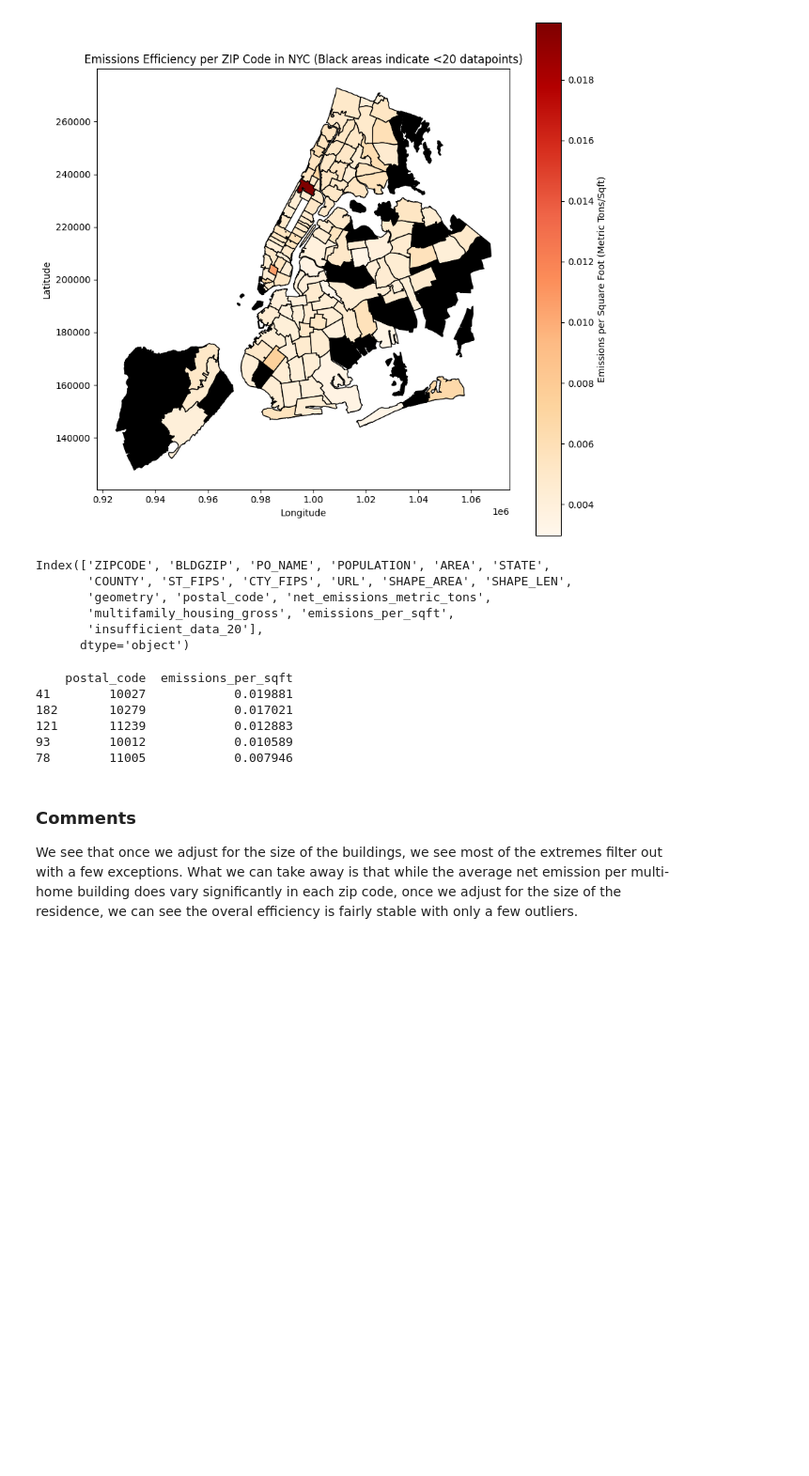
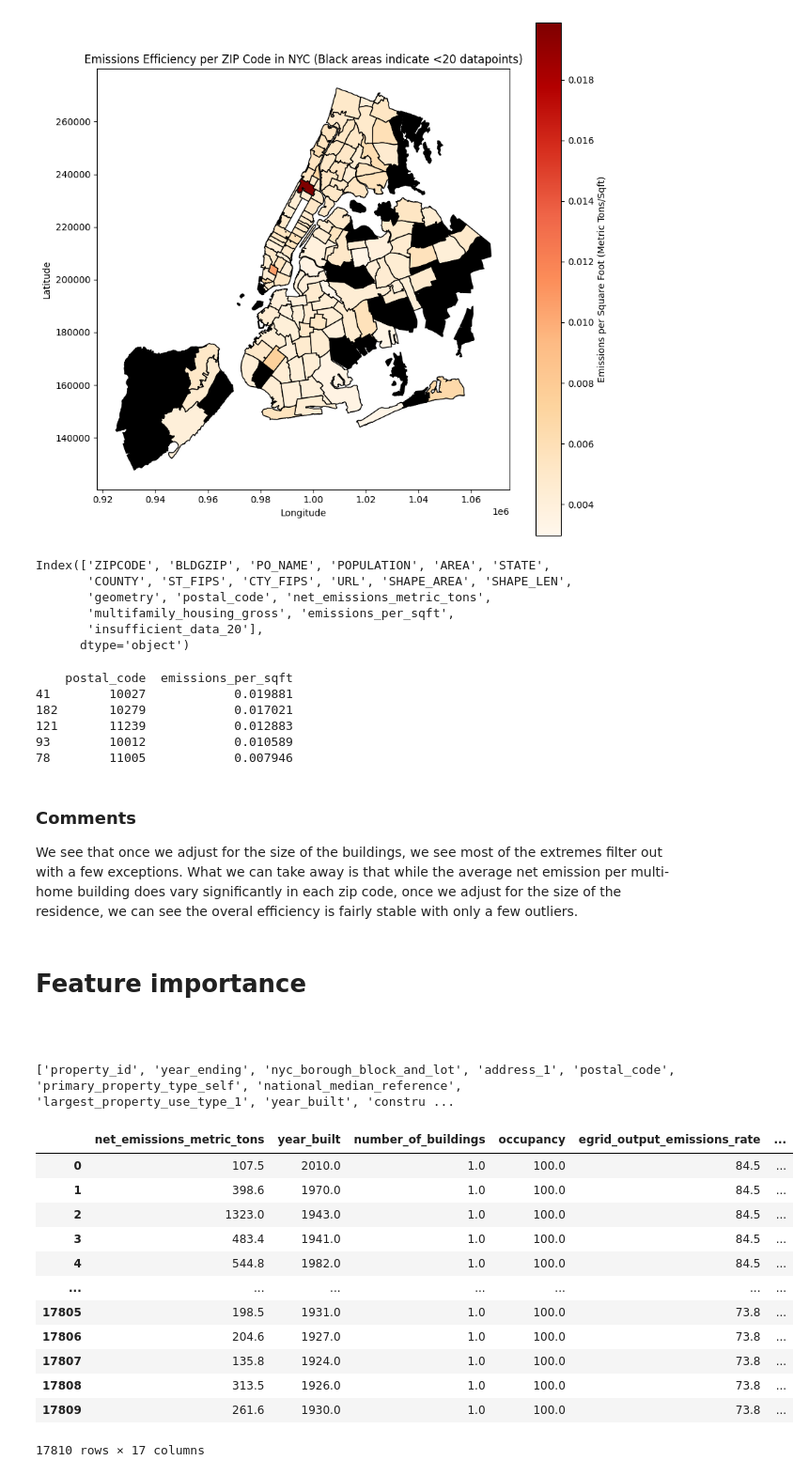
Before and after one commit to Qulxis/DS-Hackathon-Fall-2023, a Jupyter notebook: src/general_insights.ipynb, the cells around one changed output. Shown at 94% size. Drawn from its saved outputs; the diff is of its cells as text; code cells hidden in the pictures; blank space fills up the shorter version.

```diff
--- a/src/general_insights.ipynb
+++ b/src/general_insights.ipynb
@@ -137,5 +137,54 @@ print(top_5_emission_densities[['postal_code', 'emissions_per_sqft']])
 # %% [markdown]
 ### Comments
 We see that once we adjust for the size of the buildings, we see most of the extremes filter out with a few exceptions. What we can take away is that while the average net emission per multi-home building does vary significantly in each zip code, once we adjust for the size of the residence, we can see the overal efficiency is fairly stable with only a few outliers.
+# %% [markdown]
+# Feature importance
 # %% [markdown]
 ##
+# %%
+df = pd.read_csv('./data/data_cleaned2.csv')
+
+# zip_code_adjustments = {
+#     '11232-3165':'11232',
+#     '104674512':'10467',
+#     '10013 ?':'10013',
+#     '10031-6032': '10031',
+#     '112211760':'11221',
+#     '114342300':'11434',
+#     '112126939':'11212',
+#     '112290523':'11229',
+#     '11385-6201':'11385'
+#     }
+
+# for key in zip_code_adjustments.keys():
+#     value = zip_code_adjustments[key]
+#     df['postal_code'] = df['postal_code'].replace(key, value)
+
+df = pd.get_dummies(df, columns=['borough'], prefix='borough', drop_first=True)
+
+print(list(df.columns))
+
+borough_cols = list(df.filter(like='borough_').columns)
+borough_cols = borough_cols[1:]
+# %% [output]
+['property_id', 'year_ending', 'nyc_borough_block_and_lot', 'address_1', 'postal_code', 'primary_property_type_self', 'national_median_reference', 'largest_property_use_type_1', 'year_built', 'constru ...
+# %%
+numeric_features_to_keep = ["net_emissions_metric_tons",'year_built','number_of_buildings','occupancy','egrid_output_emissions_rate','multifamily_housing_gross','multifamily_housing_total',
+                            'multifamily_housing_percent','national_median_site_eui','multifamily_housing_percent_1','property_gfa_self_reported','number_of_active_energy_meters','number_of_active_it_meters']
+
+numeric_df = df[numeric_features_to_keep+borough_cols]
+numeric_df
+# %% [output]
+|  | net_emissions_metric_tons | year_built | number_of_buildings | occupancy | egrid_output_emissions_rate | ... |
+| 0 | 107.5 | 2010.0 | 1.0 | 100.0 | 84.5 | ... |
+| 1 | 398.6 | 1970.0 | 1.0 | 100.0 | 84.5 | ... |
+| 2 | 1323.0 | 1943.0 | 1.0 | 100.0 | 84.5 | ... |
+| 3 | 483.4 | 1941.0 | 1.0 | 100.0 | 84.5 | ... |
+| 4 | 544.8 | 1982.0 | 1.0 | 100.0 | 84.5 | ... |
+| ... | ... | ... | ... | ... | ... | ... |
+| 17805 | 198.5 | 1931.0 | 1.0 | 100.0 | 73.8 | ... |
+| 17806 | 204.6 | 1927.0 | 1.0 | 100.0 | 73.8 | ... |
+| 17807 | 135.8 | 1924.0 | 1.0 | 100.0 | 73.8 | ... |
+| 17808 | 313.5 | 1926.0 | 1.0 | 100.0 | 73.8 | ... |
+| 17809 | 261.6 | 1930.0 | 1.0 | 100.0 | 73.8 | ... |
+17810 rows × 17 columns
```
Also changed, not shown: parts of 4 cells of this notebook, 6 other files.
